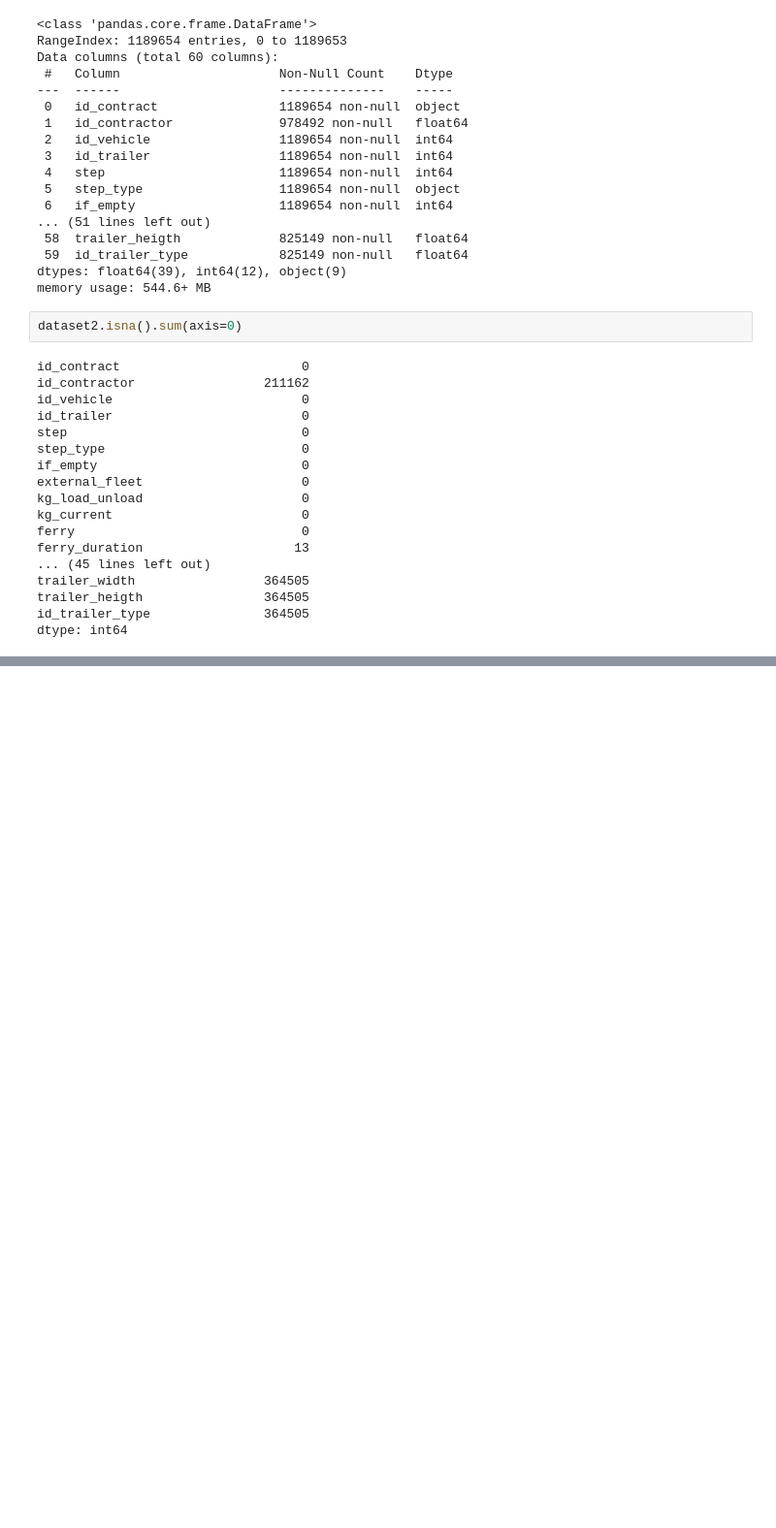
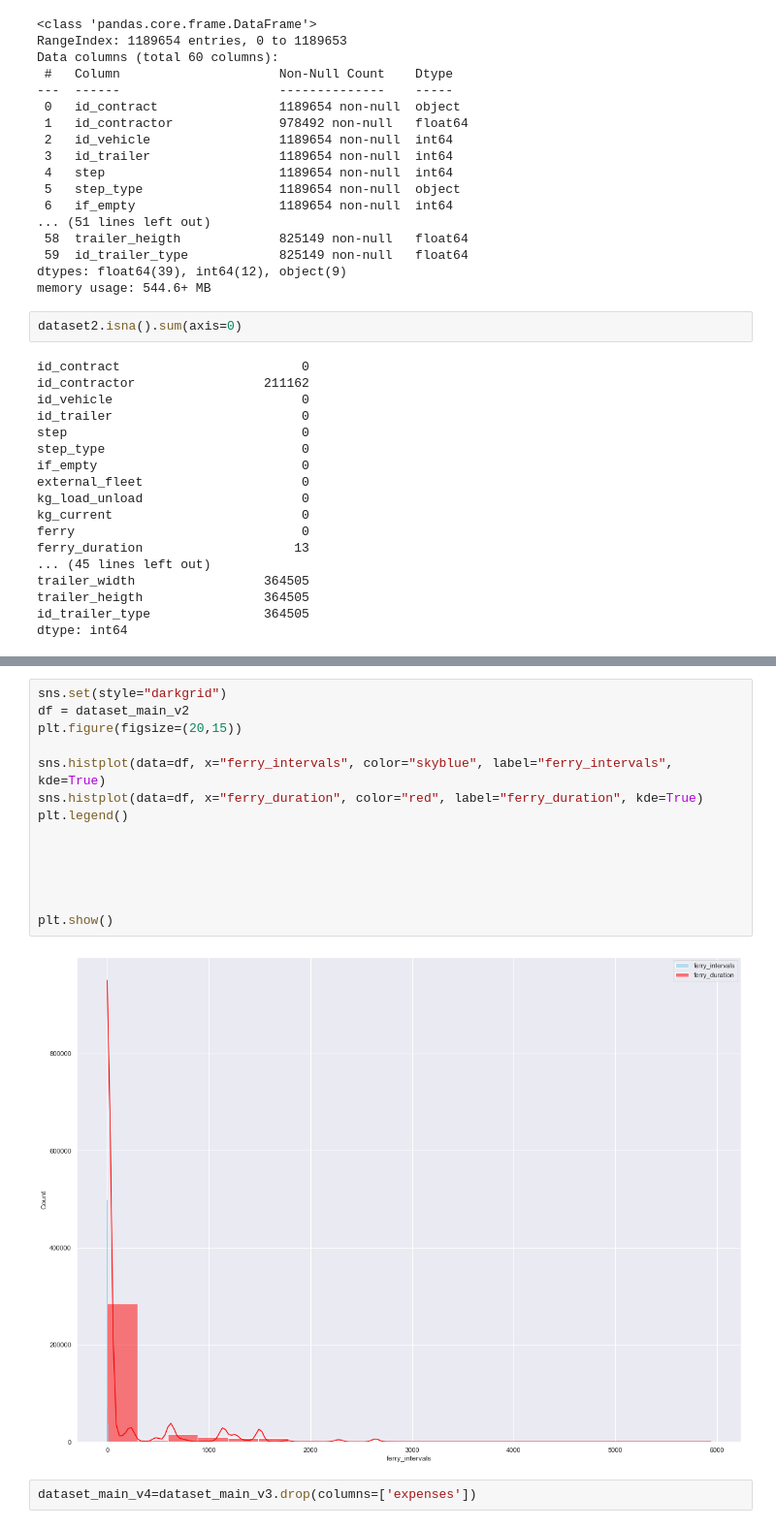
Before and after one commit to MehdiAdd/Predicting-the-Costs-of-Forwarding-Contracts, a Jupyter notebook: Predicting the Costs of Forwarding Contracts.ipynb, the cells around one changed output, grey strips where cells are left out. Shown at 97% size. Drawn from its saved outputs; the diff is of its cells as text; blank space fills up the shorter version.

```diff
--- a/Predicting the Costs of Forwarding Contracts.ipynb
+++ b/Predicting the Costs of Forwarding Contracts.ipynb
@@ -259,0 +286,18 @@ array([[3.46670e+04, 3.77000e+03, 1.10000e+01, ..., 2.30000e+01,
+# %%
+sns.set(style="darkgrid")
+df = dataset_main_v2
+plt.figure(figsize=(20,15))
+
+sns.histplot(data=df, x="ferry_intervals", color="skyblue", label="ferry_intervals", kde=True)
+sns.histplot(data=df, x="ferry_duration", color="red", label="ferry_duration", kde=True)
+plt.legend()
+
+
+
+
+
+plt.show()
+# %% [output]
+[figure, added]
+# %%
+dataset_main_v4=dataset_main_v3.drop(columns=['expenses'])
```
Also changed, not shown: parts of 32 cells of this notebook.
